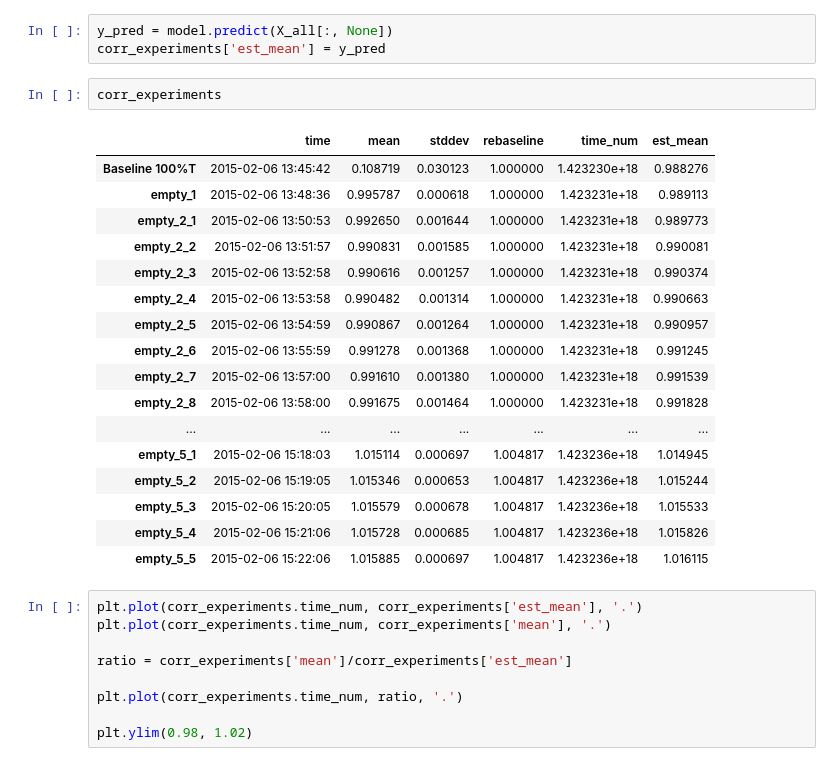
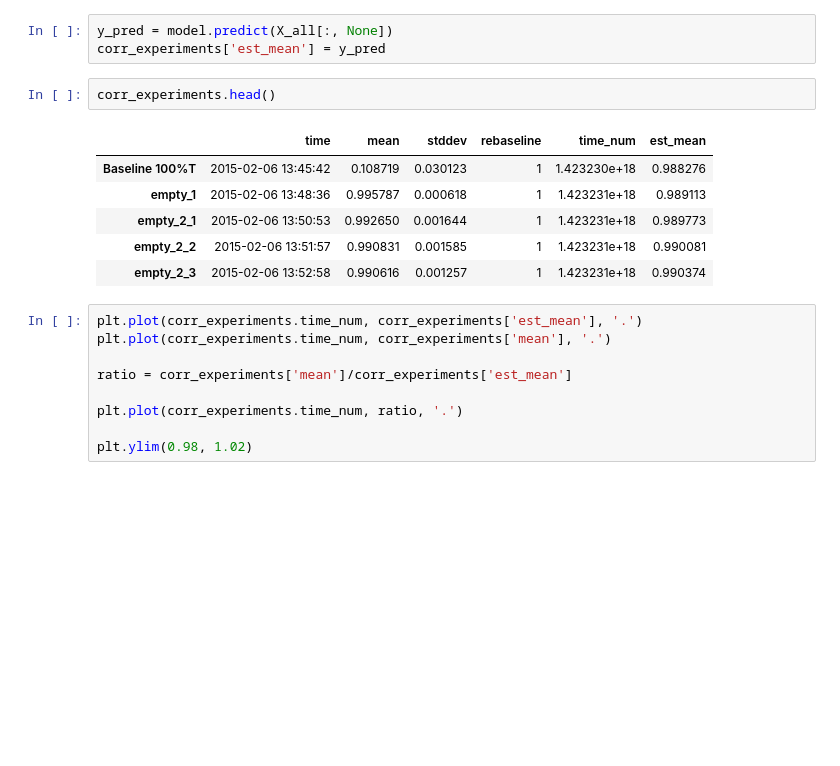
Before and after one commit to Echelle/AO_bonding_paper, a Jupyter notebook: notebooks/SiGaps_15-data2015Log.ipynb, the cells around one changed output. Cells and saved outputs as stored; diff of their text form; blank space fills up the shorter version.

```diff
--- a/notebooks/SiGaps_15-data2015Log.ipynb
+++ b/notebooks/SiGaps_15-data2015Log.ipynb
@@ -106,25 +106,14 @@ model.fit(X[:, None], y, dy)
 y_pred = model.predict(X_all[:, None])
 corr_experiments['est_mean'] = y_pred
 # %%
-corr_experiments
+corr_experiments.head()
 # %% [output]
 |  | time | mean | stddev | rebaseline | time_num | est_mean |
-| Baseline 100%T | 2015-02-06 13:45:42 | 0.108719 | 0.030123 | 1.000000 | 1.423230e+18 | 0.988276 |
-| empty_1 | 2015-02-06 13:48:36 | 0.995787 | 0.000618 | 1.000000 | 1.423231e+18 | 0.989113 |
-| empty_2_1 | 2015-02-06 13:50:53 | 0.992650 | 0.001644 | 1.000000 | 1.423231e+18 | 0.989773 |
-| empty_2_2 | 2015-02-06 13:51:57 | 0.990831 | 0.001585 | 1.000000 | 1.423231e+18 | 0.990081 |
-| empty_2_3 | 2015-02-06 13:52:58 | 0.990616 | 0.001257 | 1.000000 | 1.423231e+18 | 0.990374 |
-| empty_2_4 | 2015-02-06 13:53:58 | 0.990482 | 0.001314 | 1.000000 | 1.423231e+18 | 0.990663 |
-| empty_2_5 | 2015-02-06 13:54:59 | 0.990867 | 0.001264 | 1.000000 | 1.423231e+18 | 0.990957 |
-| empty_2_6 | 2015-02-06 13:55:59 | 0.991278 | 0.001368 | 1.000000 | 1.423231e+18 | 0.991245 |
-| empty_2_7 | 2015-02-06 13:57:00 | 0.991610 | 0.001380 | 1.000000 | 1.423231e+18 | 0.991539 |
-| empty_2_8 | 2015-02-06 13:58:00 | 0.991675 | 0.001464 | 1.000000 | 1.423231e+18 | 0.991828 |
-| ... | ... | ... | ... | ... | ... | ... |
-| empty_5_1 | 2015-02-06 15:18:03 | 1.015114 | 0.000697 | 1.004817 | 1.423236e+18 | 1.014945 |
-| empty_5_2 | 2015-02-06 15:19:05 | 1.015346 | 0.000653 | 1.004817 | 1.423236e+18 | 1.015244 |
-| empty_5_3 | 2015-02-06 15:20:05 | 1.015579 | 0.000678 | 1.004817 | 1.423236e+18 | 1.015533 |
-| empty_5_4 | 2015-02-06 15:21:06 | 1.015728 | 0.000685 | 1.004817 | 1.423236e+18 | 1.015826 |
-| empty_5_5 | 2015-02-06 15:22:06 | 1.015885 | 0.000697 | 1.004817 | 1.423236e+18 | 1.016115 |
+| Baseline 100%T | 2015-02-06 13:45:42 | 0.108719 | 0.030123 | 1 | 1.423230e+18 | 0.988276 |
+| empty_1 | 2015-02-06 13:48:36 | 0.995787 | 0.000618 | 1 | 1.423231e+18 | 0.989113 |
+| empty_2_1 | 2015-02-06 13:50:53 | 0.992650 | 0.001644 | 1 | 1.423231e+18 | 0.989773 |
+| empty_2_2 | 2015-02-06 13:51:57 | 0.990831 | 0.001585 | 1 | 1.423231e+18 | 0.990081 |
+| empty_2_3 | 2015-02-06 13:52:58 | 0.990616 | 0.001257 | 1 | 1.423231e+18 | 0.990374 |
 # %%
 plt.plot(corr_experiments.time_num, corr_experiments['est_mean'], '.')
 plt.plot(corr_experiments.time_num, corr_experiments['mean'], '.')
```
Also changed, not shown: parts of 1 cell of this notebook, 2 other files.
